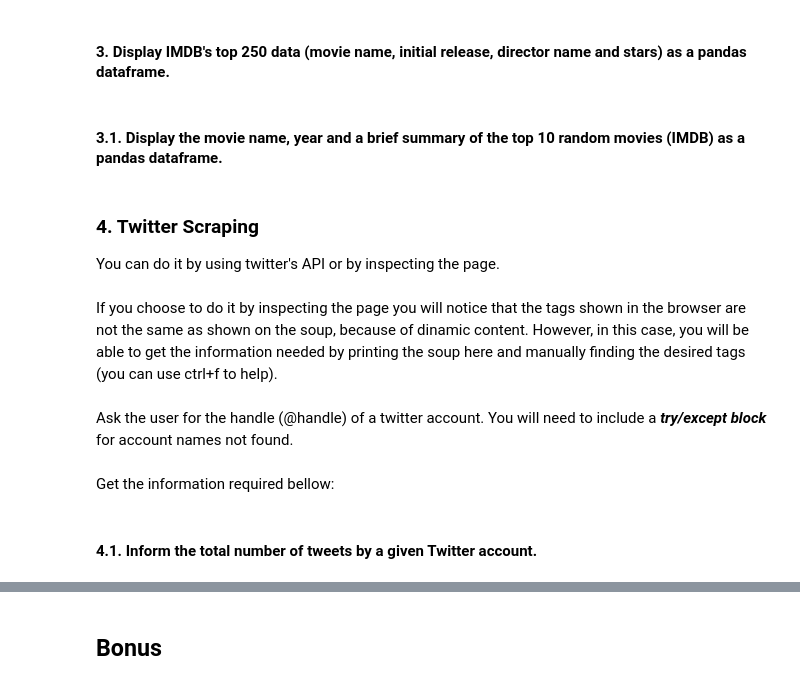
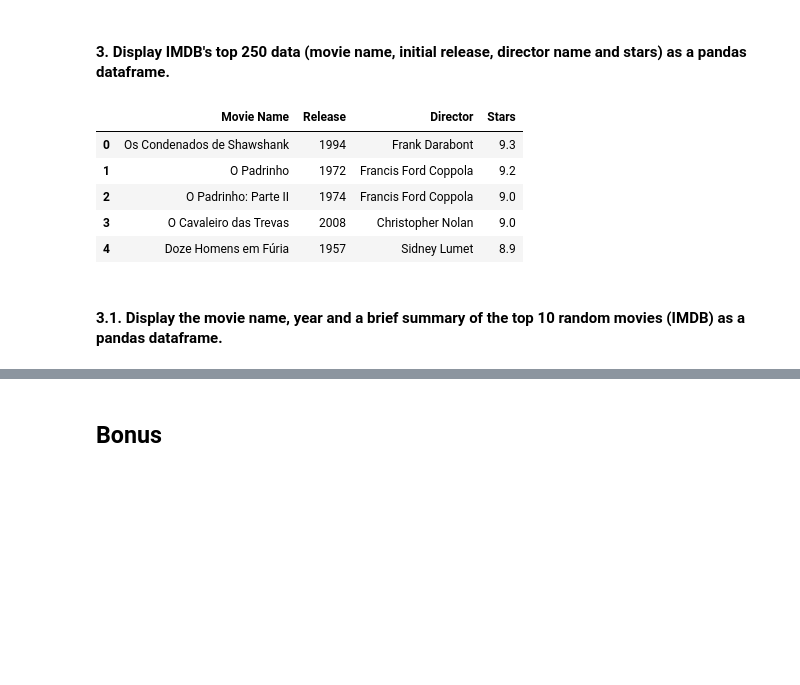
Before and after one commit to ta-data-lis/lab-web-scraping, a Jupyter notebook: your-code/main.ipynb, the cells around one changed output, grey strips where cells are left out. Saved outputs shown, nothing was run; the diff lists cells and outputs as text; code cells hidden in the pictures; blank space fills up the shorter version.

Commit message:
lab-web-scraping

```diff
--- a/your-code/main.ipynb
+++ b/your-code/main.ipynb
@@ -90,3 +164,5 @@ The steps to solve this problem is similar to the previous one except that you n
 # %%
 # This is the url you will scrape in this exercise
 url = 'https://github.com/trending/python?since=daily'
+response = requests.get(url)
+soup = BeautifulSoup(response.content, features="lxml")
@@ -94,0 +198,12 @@ url = 'https://github.com/trending/python?since=daily'
+# %%
+#Big version, but no regex
+repos_name=[]
+trending_repo = soup.find_all("h1",attrs={"class":"h3 lh-condensed"})
+url_list = ["https://github.com" + info_trend.find_all("a")[0]["href"] for info_trend in trending_repo]
+for link in url_list:
+    response = requests.get(link)
+    soup = BeautifulSoup(response.content, features = "lxml")
+    result = soup.find_all("a",attrs={"data-pjax":"#js-repo-pjax-container"})
+    repo_name = result[0].get_text()
+    repos_name.append(repo_name)
+repos_name
@@ -125,3 +370,13 @@ url = 'https://www.imdb.com/chart/top'
+# %%
+movies_info = pd.DataFrame(movies)
+movies_info.head()
+# %% [output]
+|  | Movie Name | Release | Director | Stars |
+| 0 | Os Condenados de Shawshank | 1994 | Frank Darabont | 9.3 |
+| 1 | O Padrinho | 1972 | Francis Ford Coppola | 9.2 |
+| 2 | O Padrinho: Parte II | 1974 | Francis Ford Coppola | 9.0 |
+| 3 | O Cavaleiro das Trevas | 2008 | Christopher Nolan | 9.0 |
+| 4 | Doze Homens em Fúria | 1957 | Sidney Lumet | 8.9 |
 # %% [markdown]
 #### 3.1. Display the movie name, year and a brief summary of the top 10 random movies (IMDB) as a pandas dataframe.
 # %%
@@ -132,8 +386,0 @@ url = 'http://www.imdb.com/chart/top'
-# %% [markdown]
-### 4. Twitter Scraping
-You can do it by using twitter's API or by inspecting the page.<br>
-<br> If you choose to do it by inspecting the page you will notice that the tags shown in the browser are not the same as shown on the soup, because of dinamic content. However, in this case, you will be able to get the information needed by printing the soup here and manually finding the desired tags (you can use ctrl+f to help). <br>
-<br> Ask the user for the handle (@handle) of a twitter account. You will need to include a ***try/except block*** for account names not found.<br>
-<br> Get the information required bellow:
-# %% [markdown]
-#### 4.1. Inform the total number of tweets by a given Twitter account.
```
Also changed, not shown: parts of 34 cells of this notebook.
